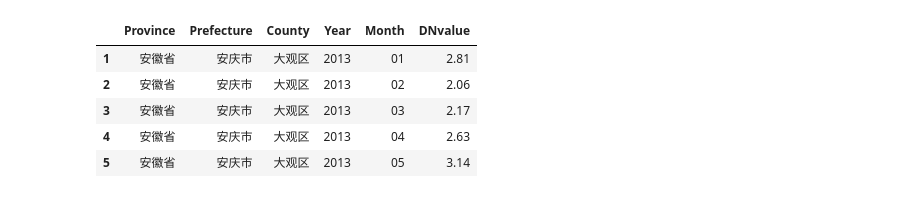
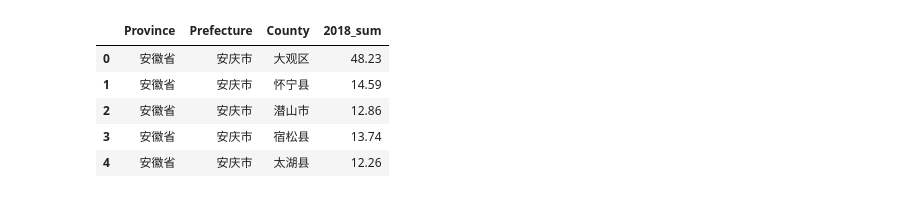
Before and after one commit to moonchildink/machine_learning, a Jupyter notebook: 0217.ipynb, the cells around one changed output. Cells and saved outputs as stored; diff of their text form; code cells hidden in the pictures.

```diff
--- a/0217.ipynb
+++ b/0217.ipynb
@@ -10,0 +75,7 @@ df.head()
+# %%
+d = {
+    'County':pd.Series(county),
+    '2018_sum':pd.Series(value)
+}
+df2 = pd.DataFrame(d)
+df2.head(30)
@@ -14,0 +142,3 @@ df = df.drop([0],axis=0)
+# %%
+li = df.drop(['Year','Month','DNvalue'],axis = 1)
+li.info()
@@ -14,0 +156,3 @@ df = df.drop([0],axis=0)
+# %%
+li = li.drop_duplicates(subset=['County'])
+li.head(20)
@@ -14,0 +201,3 @@ df = df.drop([0],axis=0)
+# %%
+new_df = pd.merge(li,df2,on = ['County'])
+new_df
@@ -15,9 +279,9 @@ df = df.drop([0],axis=0)
 # %%
-df.head()
+new_df.head()
 # %% [output]
-|  | Province | Prefecture | County | Year | Month | DNvalue |
-| 1 | 安徽省 | 安庆市 | 大观区 | 2013 | 01 | 2.81 |
-| 2 | 安徽省 | 安庆市 | 大观区 | 2013 | 02 | 2.06 |
-| 3 | 安徽省 | 安庆市 | 大观区 | 2013 | 03 | 2.17 |
-| 4 | 安徽省 | 安庆市 | 大观区 | 2013 | 04 | 2.63 |
-| 5 | 安徽省 | 安庆市 | 大观区 | 2013 | 05 | 3.14 |
+|  | Province | Prefecture | County | 2018_sum |
+| 0 | 安徽省 | 安庆市 | 大观区 | 48.23 |
+| 1 | 安徽省 | 安庆市 | 怀宁县 | 14.59 |
+| 2 | 安徽省 | 安庆市 | 潜山市 | 12.86 |
+| 3 | 安徽省 | 安庆市 | 宿松县 | 13.74 |
+| 4 | 安徽省 | 安庆市 | 太湖县 | 12.26 |
```
Also changed, not shown: parts of 40 cells of this notebook, 3 other files.
